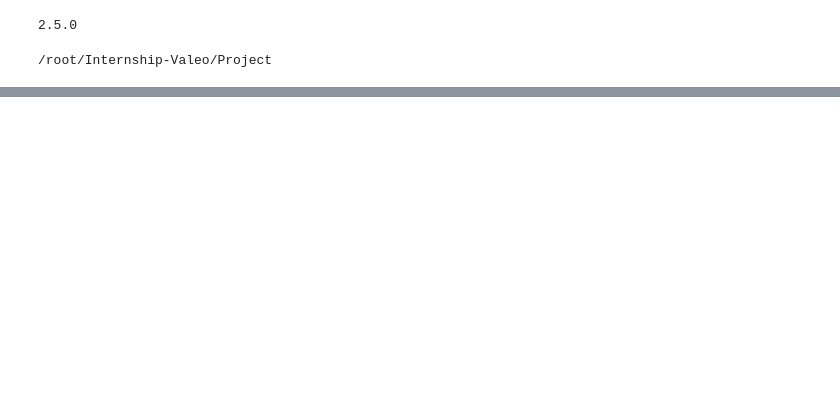
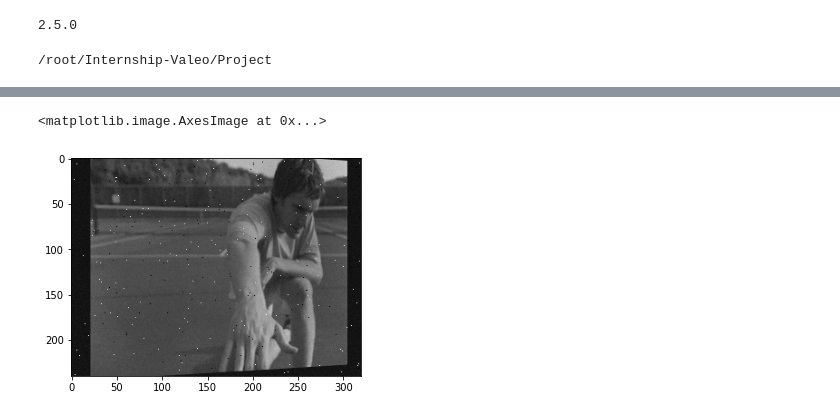
Before and after one commit to amit205/multi-task-learning, a Jupyter notebook: superpoint_coco.ipynb, the cells around one changed output, grey strips where cells are left out. Cells and saved outputs as stored; diff of their text form; code cells hidden in the pictures; blank space fills up the shorter version.

```diff
--- a/superpoint_coco.ipynb
+++ b/superpoint_coco.ipynb
@@ -508,3 +531,6 @@ plt.imshow(x['image'], cmap = 'gray')
 # %%
-plt.imshow(x['warped_image'], cmap = 'gray')
+plt.imshow(x['warped']['image'][0], cmap = 'gray')
+# %% [output]
+<matplotlib.image.AxesImage at 0x...>
+[figure, added]
 # %%
```
Also changed, not shown: parts of 40 cells of this notebook, 3 other files.
